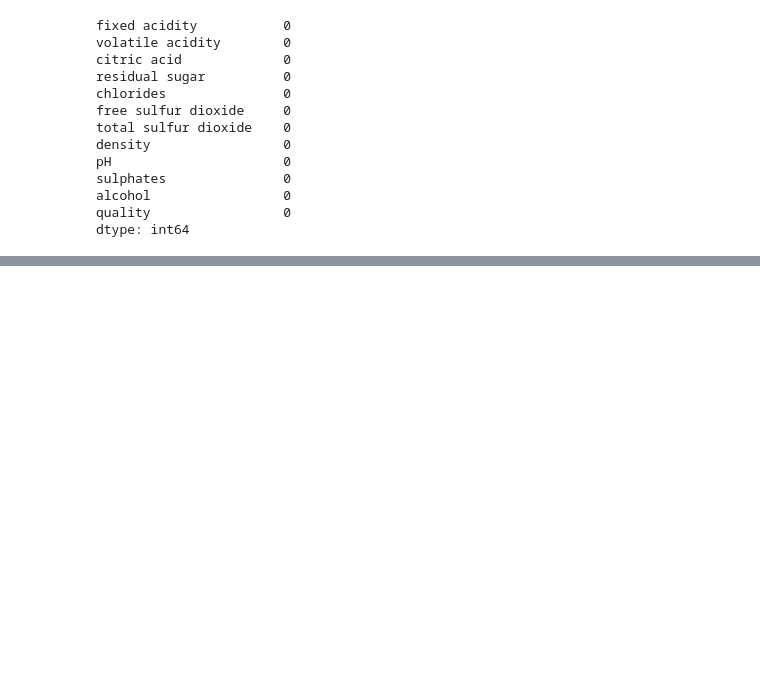
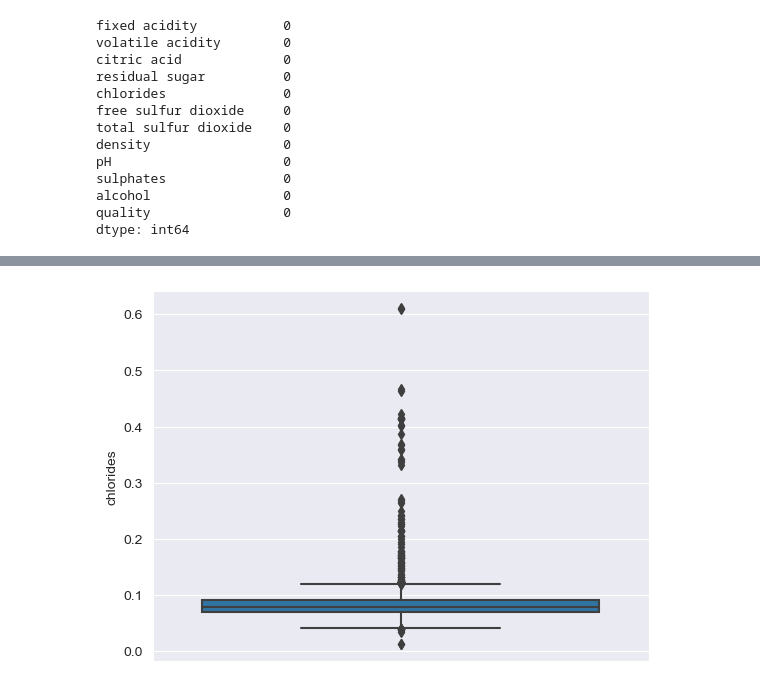
Before and after one commit to Hidennnn/WineQuality, a Jupyter notebook: data_exploring.ipynb, the cells around one changed output, grey strips where cells are left out. Cells and saved outputs as stored; diff of their text form; code cells hidden in the pictures; blank space fills up the shorter version.

```diff
--- a/data_exploring.ipynb
+++ b/data_exploring.ipynb
@@ -79,0 +112,5 @@ No missing values.
+# %%
+sns.boxplot(y=df['chlorides'])
+plt.show()
+# %% [output]
+[figure, added]
```
Also changed, not shown: parts of 19 cells of this notebook.
